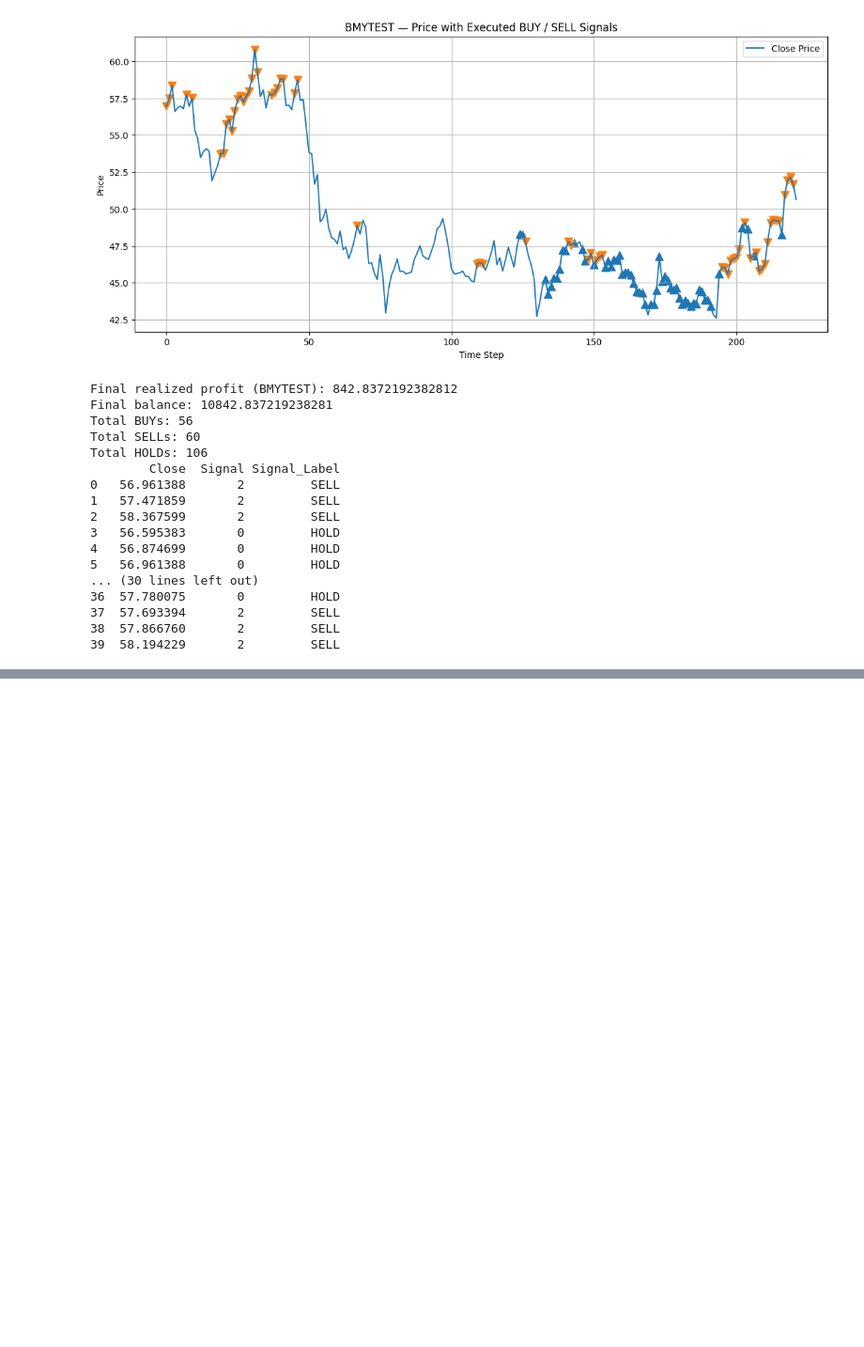
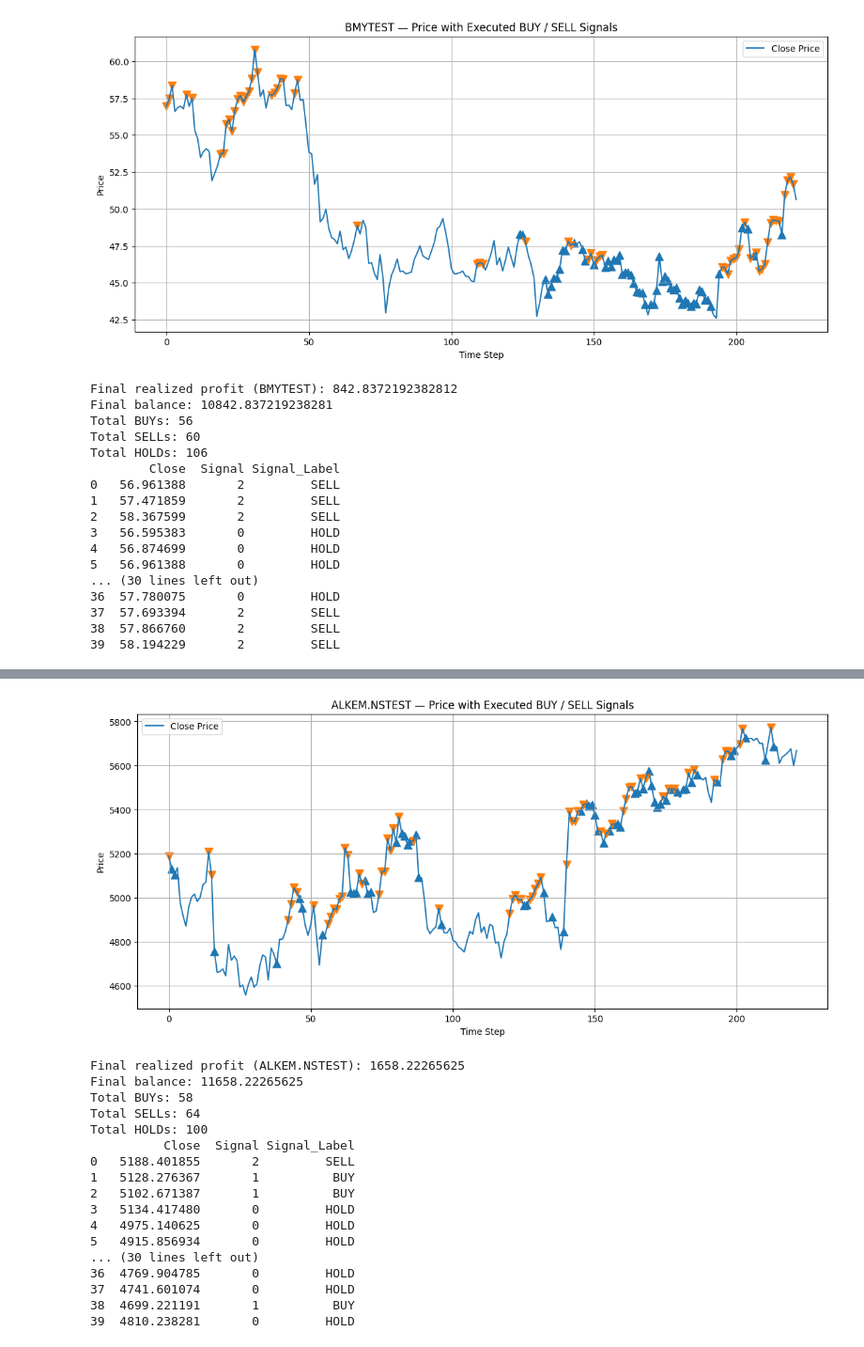
Before and after one commit to tushar913gupta-svg/stock-trading-models, a Jupyter notebook: buy_or_sell.ipynb, the cells around one changed output, grey strips where cells are left out. Shown at 94% size. Saved outputs shown, nothing was run; the diff lists cells and outputs as text; code cells hidden in the pictures; blank space fills up the shorter version.

```diff
--- a/buy_or_sell.ipynb
+++ b/buy_or_sell.ipynb
@@ -1187,0 +1234,23 @@ agent.actor.save('models/pharma_stocks.keras')
+# %%
+actor = tf.keras.models.load_model("models/pharma_stocks_in.keras")
+
+test("ALKEM.NSTEST", actor)
+# %% [output]
+[figure, added]
+Final realized profit (ALKEM.NSTEST): 1658.22265625
+Final balance: 11658.22265625
+Total BUYs: 58
+Total SELLs: 64
+Total HOLDs: 100
+          Close  Signal Signal_Label
+0   5188.401855       2         SELL
+1   5128.276367       1          BUY
+2   5102.671387       1          BUY
+3   5134.417480       0         HOLD
+4   4975.140625       0         HOLD
+5   4915.856934       0         HOLD
+... (30 lines left out)
+36  4769.904785       0         HOLD
+37  4741.601074       0         HOLD
+38  4699.221191       1          BUY
+39  4810.238281       0         HOLD
```
Also changed, not shown: parts of 33 cells of this notebook, 6 other files.
